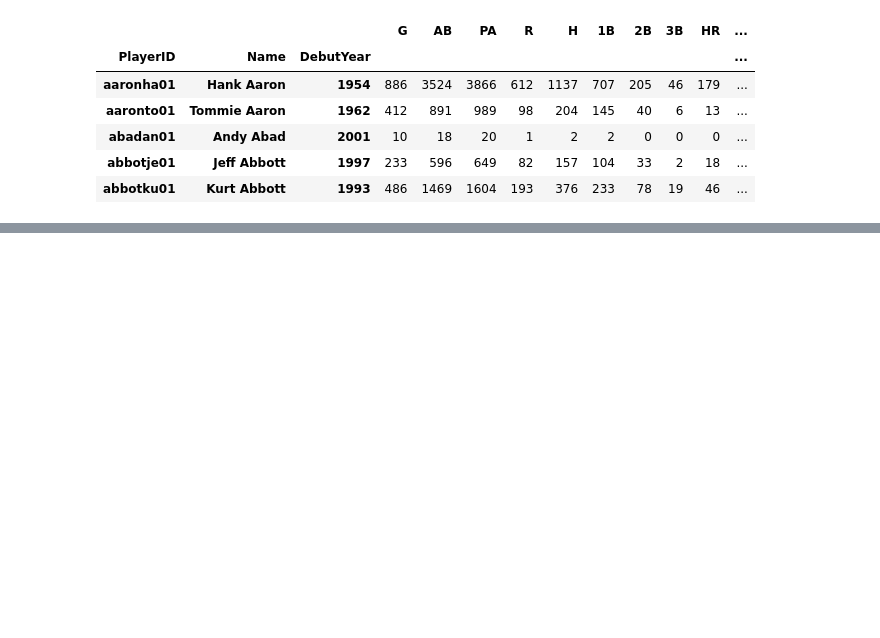
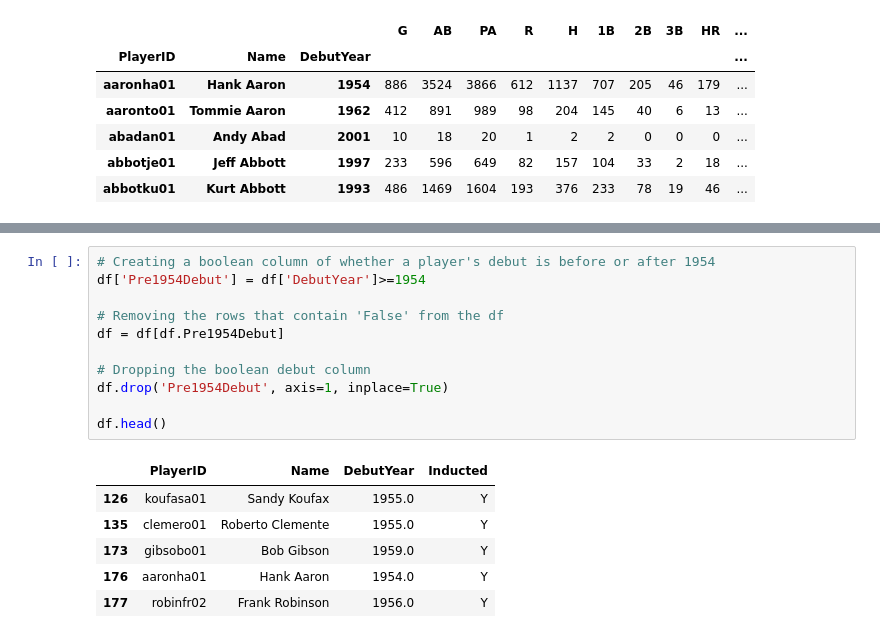
Before and after one commit to mikeynunziata/Lahman-Analytics, a Jupyter notebook: BattingHOF.ipynb, the cells around one changed output, grey strips where cells are left out. Cells and saved outputs as stored; diff of their text form; blank space fills up the shorter version.

```diff
--- a/BattingHOF.ipynb
+++ b/BattingHOF.ipynb
@@ -187,3 +188,21 @@ df2.head()
 | 3 | abbotje01 | Jeff Abbott | 1997 | 233 | 596 | 649 | 82 | 157 | 104 | 33 | ... | ... |
 | 4 | abbotku01 | Kurt Abbott | 1993 | 486 | 1469 | 1604 | 193 | 376 | 233 | 78 | ... | ... |
 5 rows × 31 columns
+# %%
+# Creating a boolean column of whether a player's debut is before or after 1954
+df['Pre1954Debut'] = df['DebutYear']>=1954
+
+# Removing the rows that contain 'False' from the df
+df = df[df.Pre1954Debut]
+
+# Dropping the boolean debut column
+df.drop('Pre1954Debut', axis=1, inplace=True)
+
+df.head()
+# %% [output]
+|  | PlayerID | Name | DebutYear | Inducted |
+| 126 | koufasa01 | Sandy Koufax | 1955.0 | Y |
+| 135 | clemero01 | Roberto Clemente | 1955.0 | Y |
+| 173 | gibsobo01 | Bob Gibson | 1959.0 | Y |
+| 176 | aaronha01 | Hank Aaron | 1954.0 | Y |
+| 177 | robinfr02 | Frank Robinson | 1956.0 | Y |
```
Also changed, not shown: parts of 2 cells of this notebook, 1 other file.
